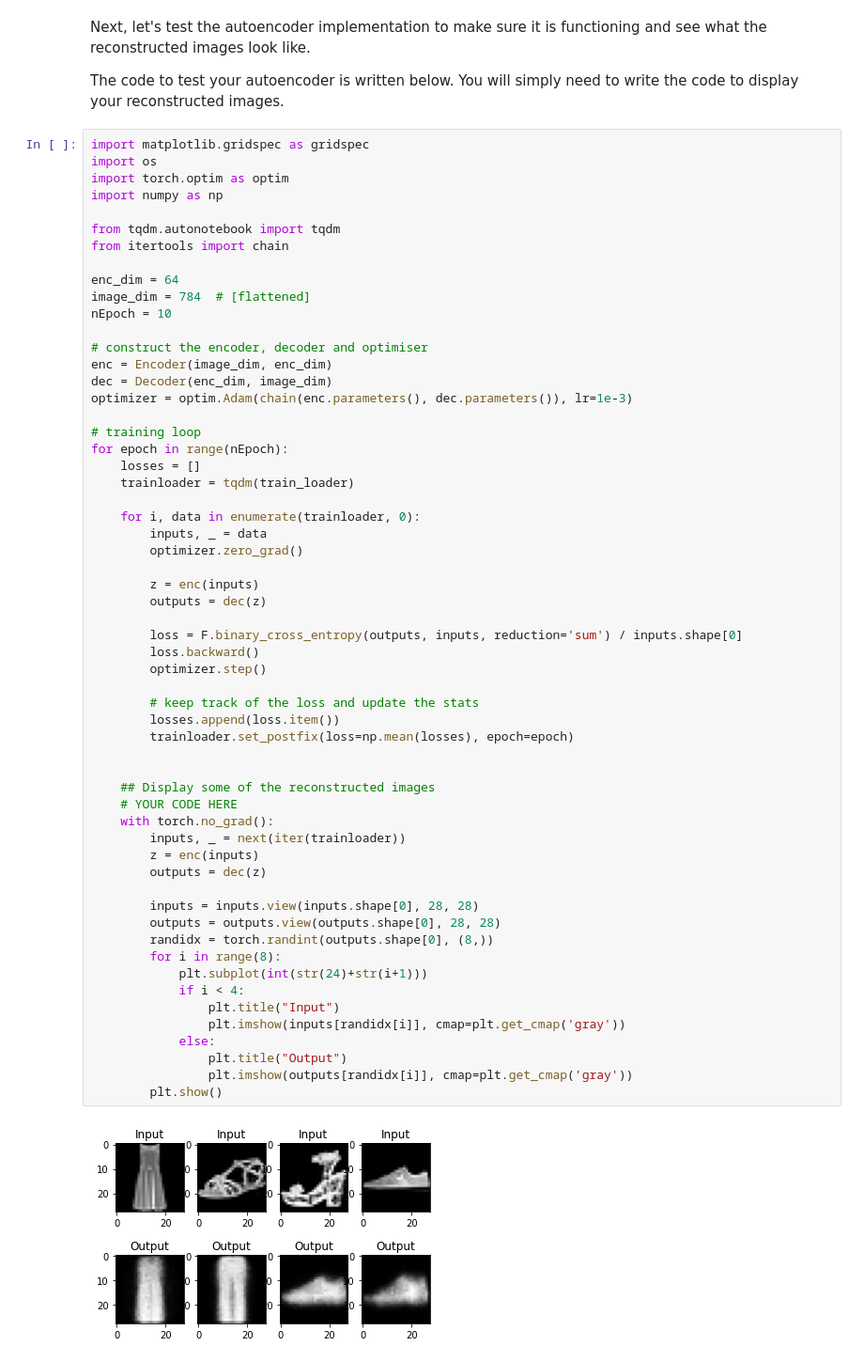
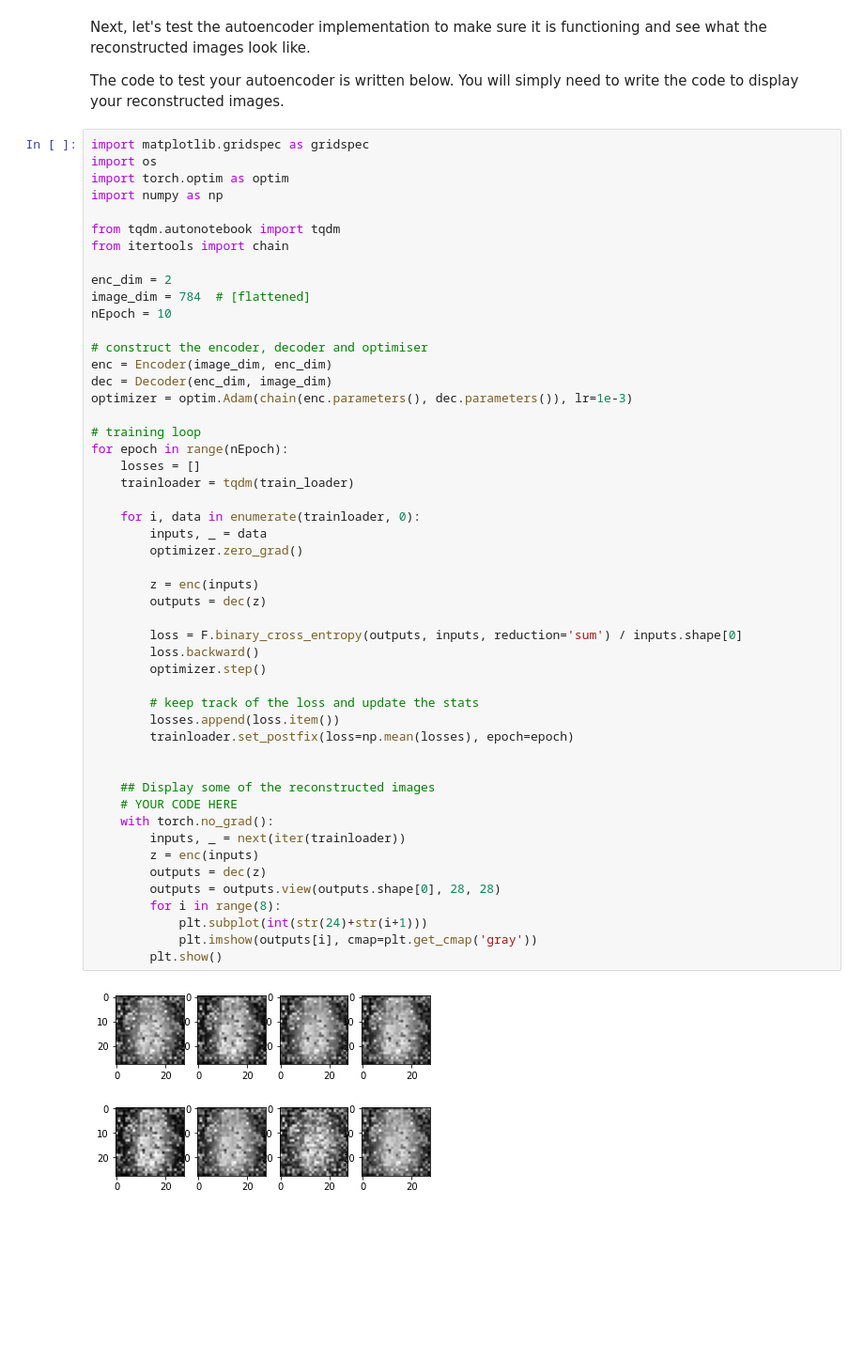
Before and after one commit to eugeneteoh/COMP6248-Deep-Learning, a Jupyter notebook: lab_8/8_1_Autoencoder.ipynb, the cells around one changed output. Shown: that part at 94% size. Drawn from its saved outputs; the diff is of its cells as text; blank space fills up the shorter version.

```diff
--- a/lab_8/8_1_Autoencoder.ipynb
+++ b/lab_8/8_1_Autoencoder.ipynb
@@ -134,7 +134,7 @@ import numpy as np
 from tqdm.autonotebook import tqdm
 from itertools import chain
 
-enc_dim = 64
+enc_dim = 2
 image_dim = 784  # [flattened]
 nEpoch = 10
 
@@ -148,40 +148,32 @@ for epoch in range(nEpoch):
     losses = []
     trainloader = tqdm(train_loader)
 
     for i, data in enumerate(trainloader, 0):
         inputs, _ = data
         optimizer.zero_grad()
 
         z = enc(inputs)
         outputs = dec(z)
 
         loss = F.binary_cross_entropy(outputs, inputs, reduction='sum') / inputs.shape[0]
         loss.backward()
         optimizer.step()
 
         # keep track of the loss and update the stats
         losses.append(loss.item())
         trainloader.set_postfix(loss=np.mean(losses), epoch=epoch)
 
 
     ## Display some of the reconstructed images
     # YOUR CODE HERE
     with torch.no_grad():
         inputs, _ = next(iter(trainloader))
         z = enc(inputs)
         outputs = dec(z)
-
-        inputs = inputs.view(inputs.shape[0], 28, 28)
         outputs = outputs.view(outputs.shape[0], 28, 28)
-        randidx = torch.randint(outputs.shape[0], (8,))
         for i in range(8):
             plt.subplot(int(str(24)+str(i+1)))
-            if i < 4:
-                plt.title("Input")
-                plt.imshow(inputs[randidx[i]], cmap=plt.get_cmap('gray'))
-            else:
-                plt.title("Output")
-                plt.imshow(outputs[randidx[i]], cmap=plt.get_cmap('gray'))
+            plt.imshow(outputs[i], cmap=plt.get_cmap('gray'))
         plt.show()
 # %% [output]
-[figure, old version]
+[figure, new version]
```
Also changed, not shown: parts of 3 cells of this notebook.
